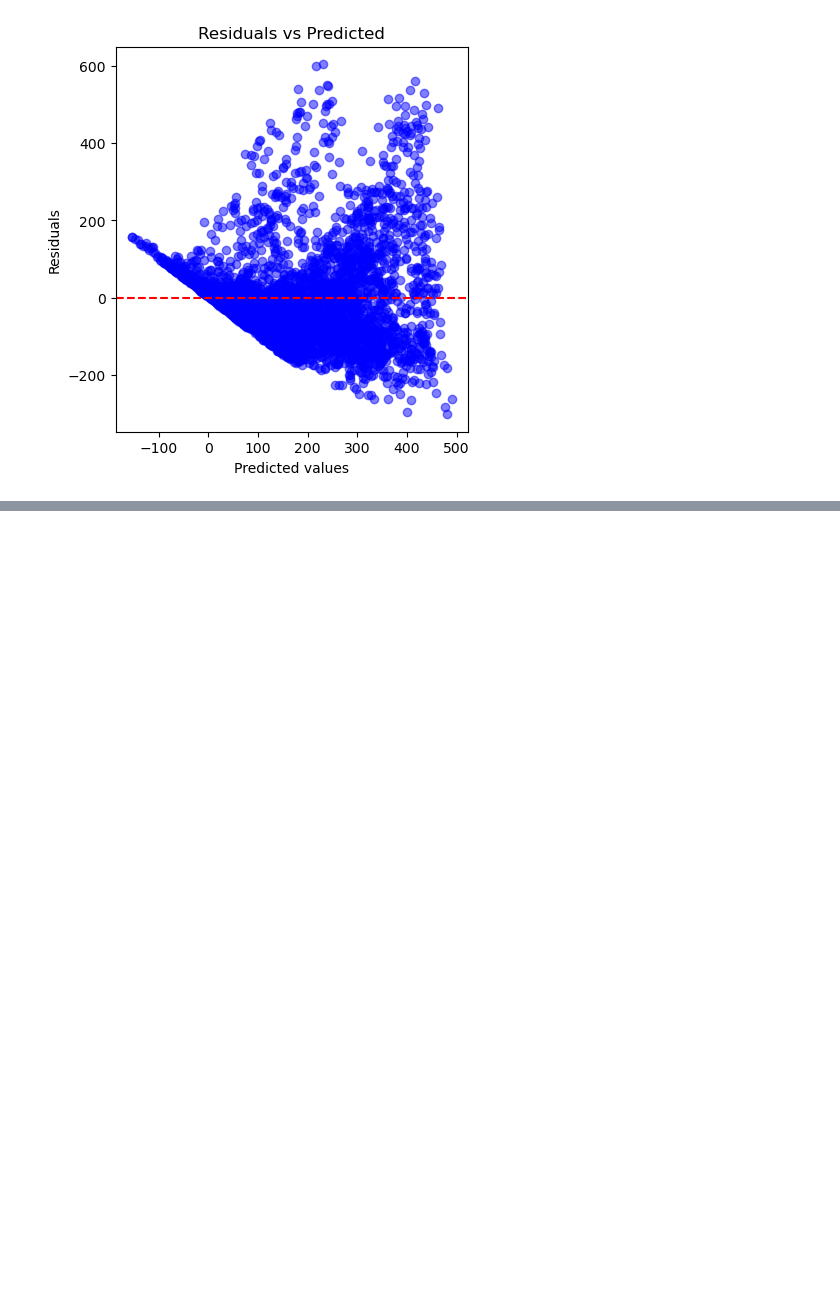
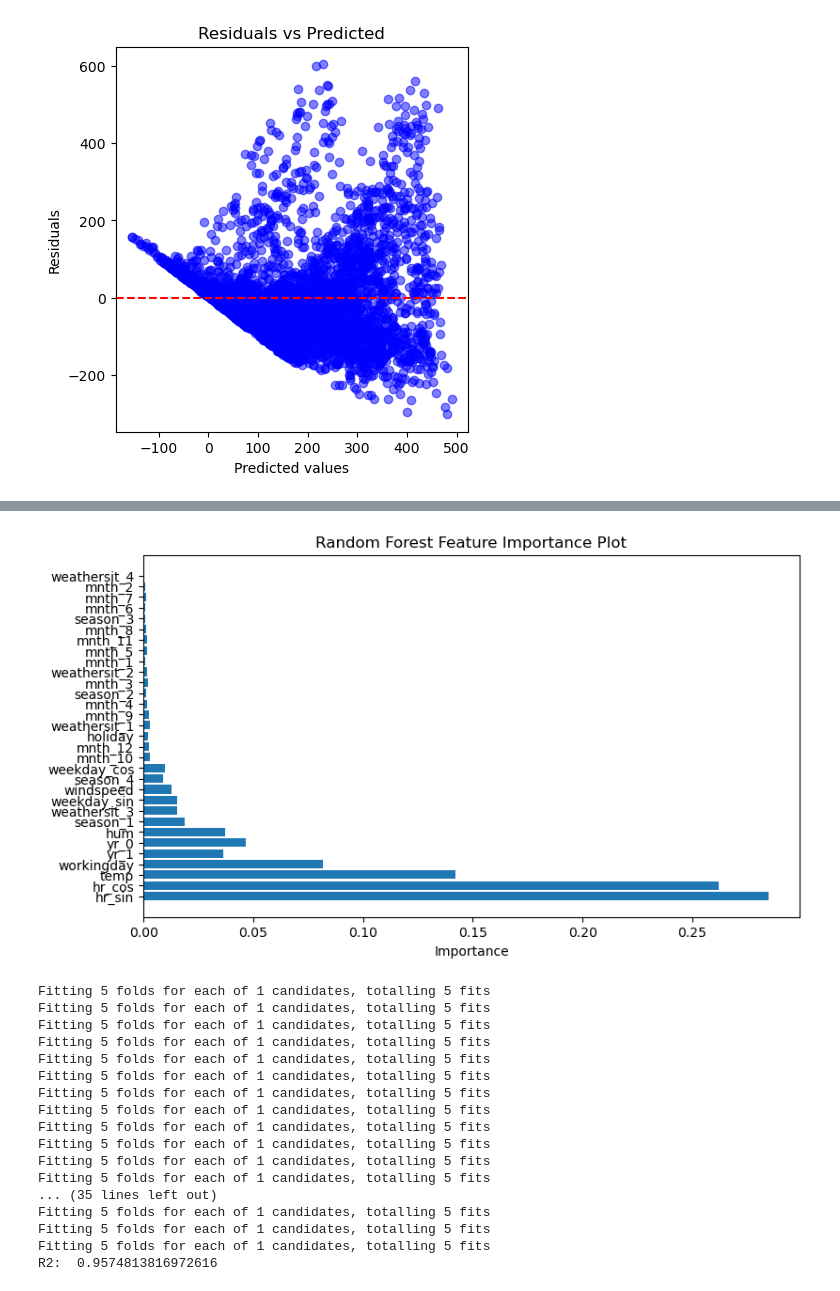
Before and after one commit to clairestewart03/ML-fundamentals-2025, a Jupyter notebook: assignment_2_claire_stewart.ipynb, the cells around one changed output, grey strips where cells are left out. Saved outputs shown, nothing was run; the diff lists cells and outputs as text; code cells hidden in the pictures; blank space fills up the shorter version.

```diff
--- a/assignment_2_claire_stewart.ipynb
+++ b/assignment_2_claire_stewart.ipynb
@@ -480,4 +613,67 @@ Best Gradient Boosting (Bayesian Optimization) Parameters: OrderedDict({'learnin
 # %%
 # Task 8: Iterative Evaluation and Refinement
+
+# Plot feature importance
+
+# Bayes
+important_features = best_bayes.feature_importances_
+feature_names = x_train.columns
+indices = np.argsort(import_features)[::-1]
+plt.figure(figsize=(9, 5))
+plt.title('Random Forest Feature Importance Plot')
+plt.barh(range(len(indices)), important_features[indices], align='center')
+plt.yticks(range(len(indices)), [feature_names[i] for i in indices])
+plt.xlabel('Importance')
+plt.show()
+
+
+# try adding interaction
+x_train_refined = x_train.copy()
+x_val_refined = x_val.copy()
+x_test_refined = x_test.copy()
+
+x_train_refined['temp_x_hum'] = x_train['temp'] * x_train['hum']
+x_val_refined['temp_x_hum'] = x_val['temp'] * x_val['hum']
+x_test_refined['temp_x_hum'] = x_test['temp'] * x_test['hum']
+
+# try dropping features
+x_train_refined.drop(columns=['weathersit_4', 'mnth_2', 'mnth_1'], inplace=True)
+x_val_refined.drop(columns=['weathersit_4', 'mnth_2', 'mnth_1'], inplace=True)
+
+# retrain with changesdwq
+bayes_search_refine = BayesSearchCV(
+    estimator=gbr,
+    search_spaces=gbr_param_space,
+    n_iter=50,
+    scoring="r2",
+    cv=ts,
+    n_jobs=-1,
+    random_state=42,
+    verbose=1,
+)
+
+
+bayes_search_refine.fit(x_train_refined, y_train)
+refined_pred = bayes_search_refine.predict(x_val_refined)
+print('R2: ', r2_score(y_val, refined_pred))
+# %% [output]
+[figure, added]
+Fitting 5 folds for each of 1 candidates, totalling 5 fits
+Fitting 5 folds for each of 1 candidates, totalling 5 fits
+Fitting 5 folds for each of 1 candidates, totalling 5 fits
+Fitting 5 folds for each of 1 candidates, totalling 5 fits
+Fitting 5 folds for each of 1 candidates, totalling 5 fits
+Fitting 5 folds for each of 1 candidates, totalling 5 fits
+Fitting 5 folds for each of 1 candidates, totalling 5 fits
+Fitting 5 folds for each of 1 candidates, totalling 5 fits
+Fitting 5 folds for each of 1 candidates, totalling 5 fits
+Fitting 5 folds for each of 1 candidates, totalling 5 fits
+Fitting 5 folds for each of 1 candidates, totalling 5 fits
+Fitting 5 folds for each of 1 candidates, totalling 5 fits
+... (35 lines left out)
+Fitting 5 folds for each of 1 candidates, totalling 5 fits
+Fitting 5 folds for each of 1 candidates, totalling 5 fits
+Fitting 5 folds for each of 1 candidates, totalling 5 fits
+R2:  0.9574813816972616
 # %% [markdown]
 #### Task 8: Analysis and Documentation
```
Also changed, not shown: parts of 20 cells of this notebook.
